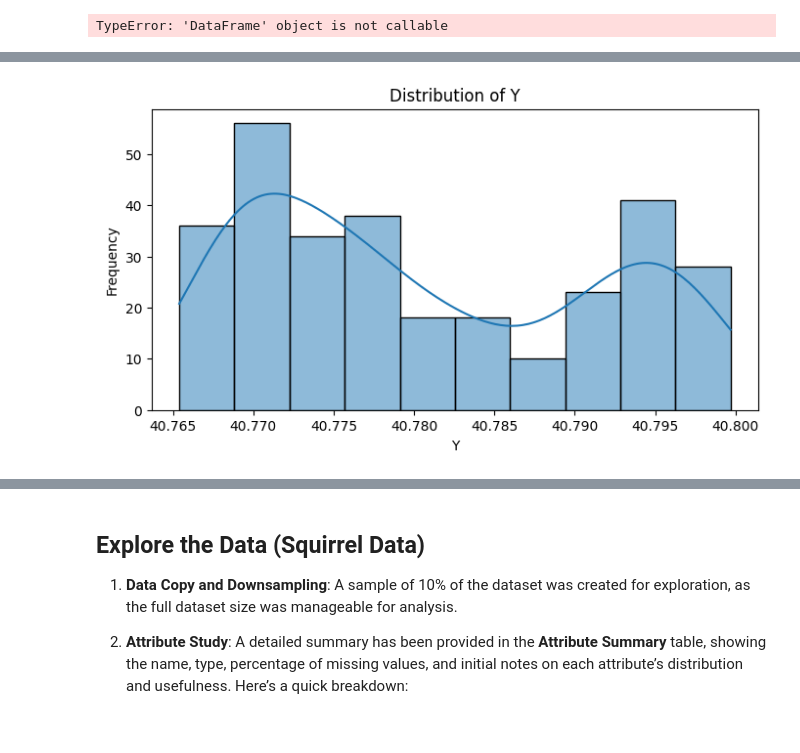
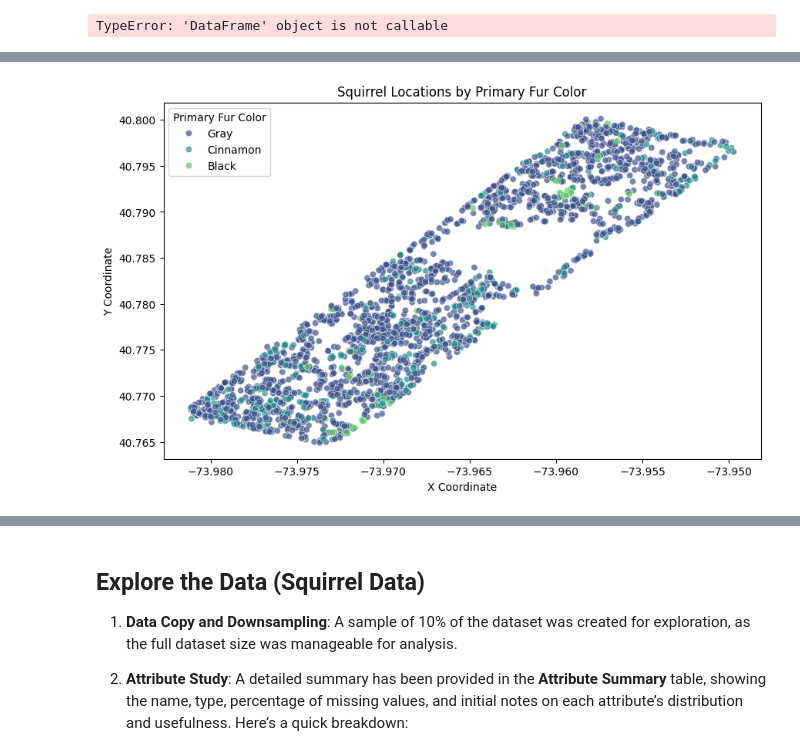
Before and after one commit to jyounes23/Nutosis, a Jupyter notebook: P2-Nutosis/Nutosis.ipynb, the cells around one changed output, grey strips where cells are left out. Drawn from its saved outputs; the diff is of its cells as text; code cells hidden in the pictures; blank space fills up the shorter version.

```diff
--- a/P2-Nutosis/Nutosis.ipynb
+++ b/P2-Nutosis/Nutosis.ipynb
@@ -153,3 +153,21 @@ squirrel_data = pd.read_csv('2018_Central_Park_Squirrel_Census_-_Squirrel_Data_2
 stories_data = pd.read_csv('2018_Central_Park_Squirrel_Census_-_Stories_20241106.csv')
 
 diseased_squirrels = pd.read_csv('diseased_squirrels.csv', header=None, names=["Unique Squirrel ID"])
+# %%
+# Step 1: Merge squirrel_data with diseased_squirrels to add disease status to each squirrel
+# Add a 'Diseased' column to mark diseased squirrels (1 if diseased, 0 otherwise)
+squirrel_data = squirrel_data.merge(diseased_squirrels.assign(Diseased=1), on="Unique Squirrel ID", how="left")
+squirrel_data['Diseased'] = squirrel_data['Diseased'].fillna(0).astype(int)
+
+# Step 2: Convert 'Date' columns to datetime format to ensure consistency
+squirrel_data['Date'] = pd.to_datetime(squirrel_data['Date'], format='%m%d%Y', errors='coerce')
+stories_data['Date'] = pd.to_datetime(stories_data['Date'], format='%m%d%Y', errors='coerce')
+
+# Step 3: Merge squirrel_data with stories_data on 'Hectare', 'Shift', and 'Date'
+# This includes story data columns with a '_Story' suffix to avoid conflicts
+combined_data = pd.merge(squirrel_data, stories_data, on=['Hectare', 'Shift', 'Date'], how='left', suffixes=('', '_Story'))
+
+# Save the fully merged dataset to a CSV file
+combined_data.to_csv('fully_combined_squirrel_data.csv', index=False)
+
+print("Merged dataset saved as 'fully_combined_squirrel_data.csv'")
@@ -248,90 +268,77 @@ squirrel_data('Highlight Fur Color').value_counts()
 # %% [output]
 TypeError: 'DataFrame' object is not callable
 # %%
-# Downsample if necessary
-sample_squirrel_data = squirrel_data.sample(frac=0.1, random_state=42) if len(squirrel_data) > 1000 else squirrel_data
-
-# Visualize distributions for numerical attributes
-numerical_features = ['X', 'Y', 'Date', 'Hectare Squirrel Number']
-for feature in numerical_features:
-    plt.figure(figsize=(8, 4))
-    sns.histplot(sample_squirrel_data[feature].dropna(), kde=True)
-    plt.title(f'Distribution of {feature}')
-    plt.xlabel(feature)
-    plt.ylabel("Frequency")
-    plt.show()
-
-# Visualize the distribution of "Primary Fur Color"
+# 1. Count plot of Shift (AM/PM) to see when squirrels were more active
 plt.figure(figsize=(8, 4))
-sns.countplot(data=sample_squirrel_data, x="Primary Fur Color")
-plt.title('Distribution of Primary Fur Color')
-plt.xlabel("Primary Fur Color")
+sns.countplot(data=combined_data, x="Shift")
+plt.title('Squirrel Observations by Shift (AM vs PM)')
+plt.xlabel("Shift")
 plt.ylabel("Count")
 plt.show()
 
-# Correlation Matrix of Numerical Attributes
-correlation_matrix = sample_squirrel_data[numerical_features].corr()
+# 2. Scatter plot of squirrel locations in the park (X and Y coordinates)
 plt.figure(figsize=(10, 6))
-sns.heatmap(correlation_matrix, annot=True, cmap="coolwarm", fmt=".2f")
-plt.title("Correlation Matrix of Numerical Attributes")
-plt.show()
-
-# Scatter plot of squirrel locations in the park (X and Y coordinates)
-plt.figure(figsize=(10, 6))
-sns.scatterplot(data=sample_squirrel_data, x="X", y="Y", hue="Primary Fur Color", alpha=0.7, palette="viridis")
+sns.scatterplot(data=combined_data, x="X", y="Y", hue="Primary Fur Color", alpha=0.7, palette="viridis")
 plt.title("Squirrel Locations by Primary Fur Color")
 plt.xlabel("X Coordinate")
 plt.ylabel("Y Coordinate")
 plt.legend(title="Primary Fur Color")
 plt.show()
 
-# Behavior distribution - count plots for main behavioral flags (Running, Chasing, Climbing, etc.)
+# 3. Behavior distribution - count plots for main behavioral flags (Running, Chasing, Climbing, etc.)
 behavioral_flags = ["Running", "Chasing", "Climbing", "Eating", "Foraging"]
 for behavior in behavioral_flags:
     plt.figure(figsize=(8, 4))
-    sns.countplot(data=sample_squirrel_data, x=behavior)
+    sns.countplot(data=combined_data, x=behavior)
     plt.title(f'Distribution of {behavior} Behavior')
     plt.xlabel(behavior)
     plt.ylabel("Count")
     plt.show()
 
-# Fur color vs. Behavior: How often squirrels with different fur colors display certain behaviors
-# Running by Primary Fur Color
+# 4. Running Behavior by Primary Fur Color
 plt.figure(figsize=(10, 6))
-sns.countplot(data=sample_squirrel_data, x="Primary Fur Color", hue="Running")
+sns.countplot(data=combined_data, x="Primary Fur Color", hue="Running")
 plt.title("Running Behavior by Primary Fur Color")
 plt.xlabel("Primary Fur Color")
 plt.ylabel("Count")
 plt.legend(title="Running")
 plt.show()
 
-# Location (ground vs. above ground) distribution by Primary Fur Color
+# 5. Location (ground vs. above ground) distribution by Primary Fur Color
 plt.figure(figsize=(10, 6))
-sns.countplot(data=sample_squirrel_data, x="Primary Fur Color", hue="Location")
+sns.countplot(data=combined_data, x="Primary Fur Color", hue="Location")
 plt.title("Location Type (Ground vs. Above Ground) by Primary Fur Color")
 plt.xlabel("Primary Fur Color")
 plt.ylabel("Count")
 plt.legend(title="Location")
 plt.show()
 
-# Age distribution - Visualize age categories to understand demographics
+# 6. Age Distribution - Visualize age categories to understand demographics
 plt.figure(figsize=(8, 4))
-sns.countplot(data=sample_squirrel_data, x="Age")
+sns.countplot(data=combined_data, x="Age")
 plt.title("Age Distribution of Squirrels")
 plt.xlabel("Age")
 plt.ylabel("Count")
 plt.show()
 
-# Month of Observation (derived from Date) vs. Primary Fur Color
-# Convert Date column into datetime and extract month
-sample_squirrel_data['Date'] = pd.to_datetime(sample_squirrel_data['Date'], format='%m%d%Y')
-sample_squirrel_data['Month'] = sample_squirrel_data['Date'].dt.month
+# 7. Month of Observation vs. Primary Fur Color
+# Extract the month from the Date column for visualization
+combined_data['Month'] = pd.to_datetime(combined_data['Date'], errors='coerce').dt.month
 
 plt.figure(figsize=(10, 6))
-sns.countplot(data=sample_squirrel_data, x="Month", hue="Primary Fur Color")
+sns.countplot(data=combined_data, x="Month", hue="Primary Fur Color")
 plt.title("Observations by Month and Primary Fur Color")
 plt.xlabel("Month")
 plt.ylabel("Count")
 plt.legend(title="Primary Fur Color")
 plt.show()
+
+# 8. Diseased Status by Primary Fur Color to see any trends in health
+plt.figure(figsize=(10, 6))
+sns.countplot(data=combined_data, x="Primary Fur Color", hue="Diseased")
+plt.title("Diseased Status by Primary Fur Color")
+plt.xlabel("Primary Fur Color")
+plt.ylabel("Count")
+plt.legend(title="Diseased")
+plt.show()
 # %% [output]
@@ -339 +346 @@ plt.show()
-[figure, old version]
+[figure, new version]
```
Also changed, not shown: parts of 10 cells of this notebook.
